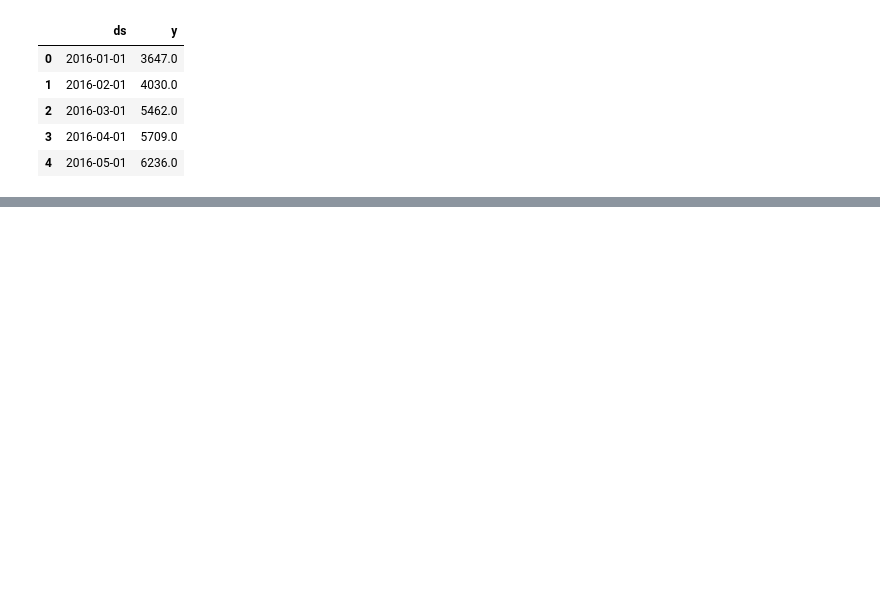
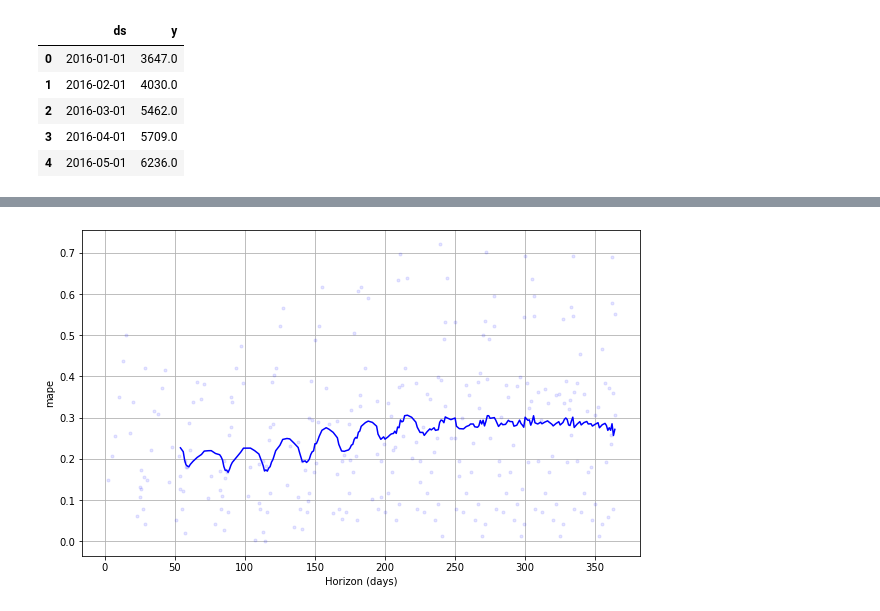
Before and after one commit to CarlS2rt/fbprophet_forecasts, a Jupyter notebook: cable_senior_monthly.ipynb, the cells around one changed output, grey strips where cells are left out. Saved outputs shown, nothing was run; the diff lists cells and outputs as text; code cells hidden in the pictures; blank space fills up the shorter version.

```diff
--- a/cable_senior_monthly.ipynb
+++ b/cable_senior_monthly.ipynb
@@ -76,2 +80,6 @@ forecast.tail()
 # %%
 forecast.to_excel('outputs/cable_senior_monthly.xlsx')
+# %%
+# create cross-validation df
+df_cv = cross_validation(m, initial='104 W', period='4 W', horizon = '52 W')
+df_cv.head()
@@ -77,0 +114,5 @@ forecast.to_excel('outputs/cable_senior_monthly.xlsx')
+# %%
+# plot cross-validation
+fig = plot_cross_validation_metric(df_cv, metric='mape')
+# %% [output]
+[figure, added]
```
Also changed, not shown: parts of 11 cells of this notebook, 58 other files.
